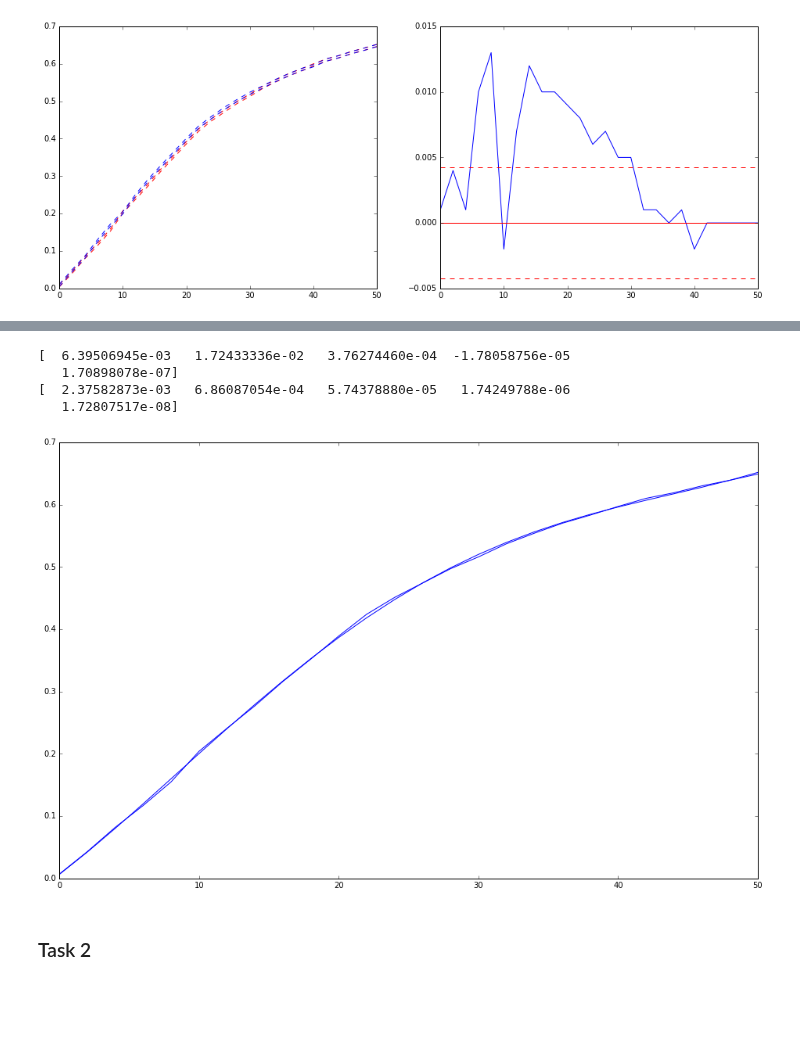
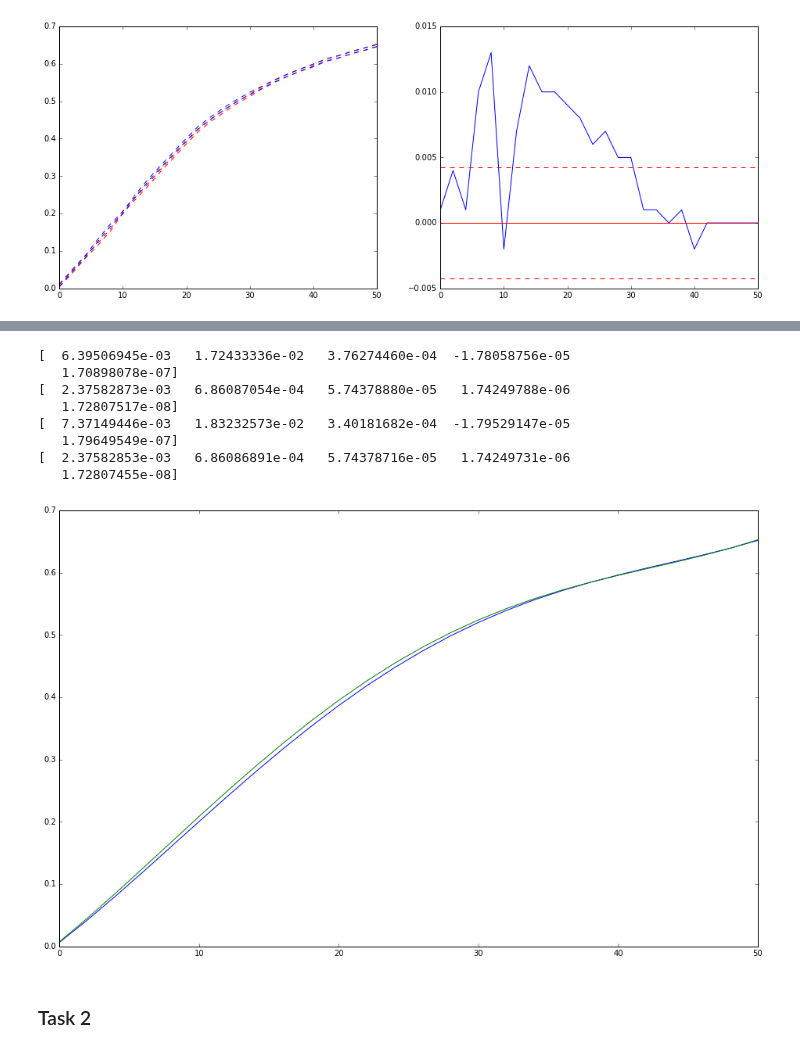
Before and after one commit to NlKLas/PyRePo, a Jupyter notebook: V1_python/V1.ipynb, the cells around one changed output, grey strips where cells are left out. Drawn from its saved outputs; the diff is of its cells as text; code cells hidden in the pictures; blank space fills up the shorter version.

```diff
--- a/V1_python/V1.ipynb
+++ b/V1_python/V1.ipynb
@@ -129,18 +239,27 @@ Hysterese ist angedeutet, allerdings sehr schwach ausgeprägt. Liegt nicht in de
 # %%
 fig,ax = plt.subplots(1,1,figsize=(16,10))
 fun = lambda x,*a: sum([a[i]*x**i for i in range(len(a))])
 opt,cov =curve_fit(fun,I_1[0],data_1[0],p0=(1,1,1,1,1),sigma=Δdata_1,absolute_sigma=True)
 #ax[0].errorbar(I_1[0],data_1[0],xerr=ΔI_1,yerr=Δdata_1,fmt='.',c='r')
-ax.plot(I_1[0],data_1[0],'-b')
+#ax.plot(I_1[0],data_1[0],'-b')
 ax.plot(I_1[0],fun(I_1[0],*opt))
 print(opt,np.sqrt(np.diag(cov)),sep='\n')
 #ax.plot(I_1[0],data_1[0]-Δdata_1,'--r')
+opt1,cov1 =curve_fit(fun,I_1[1],data_1[1],p0=(1,1,1,1,1),sigma=Δdata_1,absolute_sigma=True)
+#ax[0].errorbar(I_1[0],data_1[0],xerr=ΔI_1,yerr=Δdata_1,fmt='.',c='r')
+#ax.plot(I_1[1],data_1[1],'-r')
+ax.plot(I_1[1],fun(I_1[1],*opt1))
+print(opt1,np.sqrt(np.diag(cov1)),sep='\n')
 # %% [output]
 [  6.39506945e-03   1.72433336e-02   3.76274460e-04  -1.78058756e-05
    1.70898078e-07]
 [  2.37582873e-03   6.86087054e-04   5.74378880e-05   1.74249788e-06
    1.72807517e-08]
+[  7.37149446e-03   1.83232573e-02   3.40181682e-04  -1.79529147e-05
+   1.79649549e-07]
+[  2.37582853e-03   6.86086891e-04   5.74378716e-05   1.74249731e-06
+   1.72807455e-08]
-[figure, old version]
+[figure, new version]
 # %% [markdown]
 ### Task 2
 # %%
```
Also changed, not shown: parts of 9 cells of this notebook, 3 other files.
